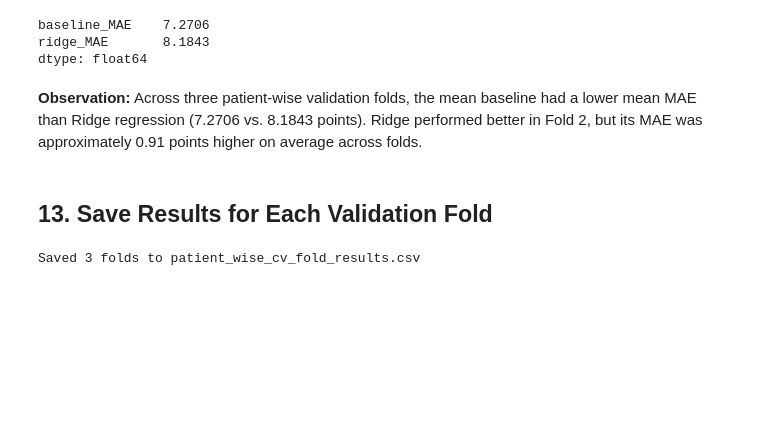
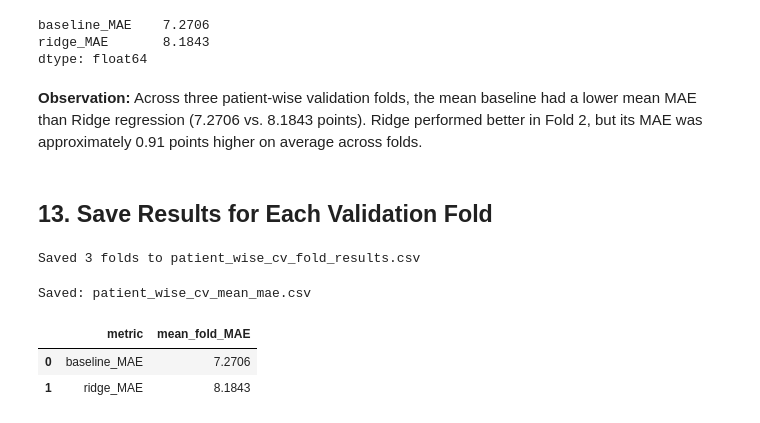
Before and after one commit to WaqasGurmani/parkinsons-voice-updrs-regression, a Jupyter notebook: notebooks/03_patient_wise_cross_validation.ipynb, the cells around one changed output. Cells and saved outputs as stored; diff of their text form; code cells hidden in the pictures; blank space fills up the shorter version.

Commit message:
Save cross-validation summary output in notebook

```diff
--- a/notebooks/03_patient_wise_cross_validation.ipynb
+++ b/notebooks/03_patient_wise_cross_validation.ipynb
@@ -205,3 +205,15 @@ cv_results.to_csv(results_path, index=False)
 print(f"Saved {len(cv_results)} folds to {results_path.name}")
 # %% [output]
 Saved 3 folds to patient_wise_cv_fold_results.csv
+# %%
+summary_path = Path("../results/patient_wise_cv_mean_mae.csv")
+summary = mean_fold_mae.rename_axis("metric").reset_index(name="mean_fold_MAE")
+summary.to_csv(summary_path, index=False)
+
+print(f"Saved: {summary_path.name}")
+summary.round(4)
+# %% [output]
+Saved: patient_wise_cv_mean_mae.csv
+|  | metric | mean_fold_MAE |
+| 0 | baseline_MAE | 7.2706 |
+| 1 | ridge_MAE | 8.1843 |
```
